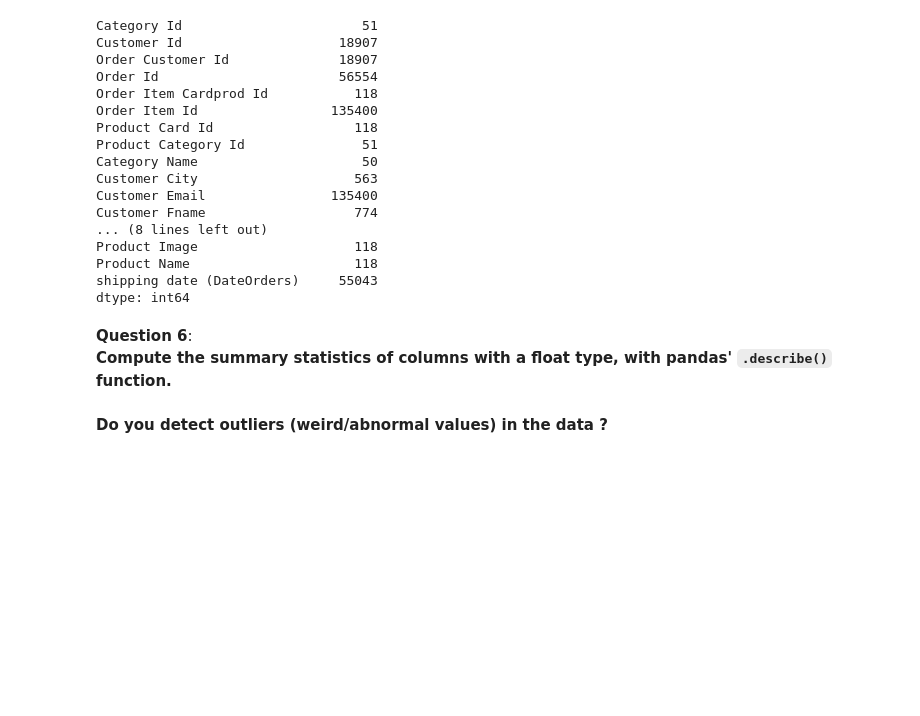
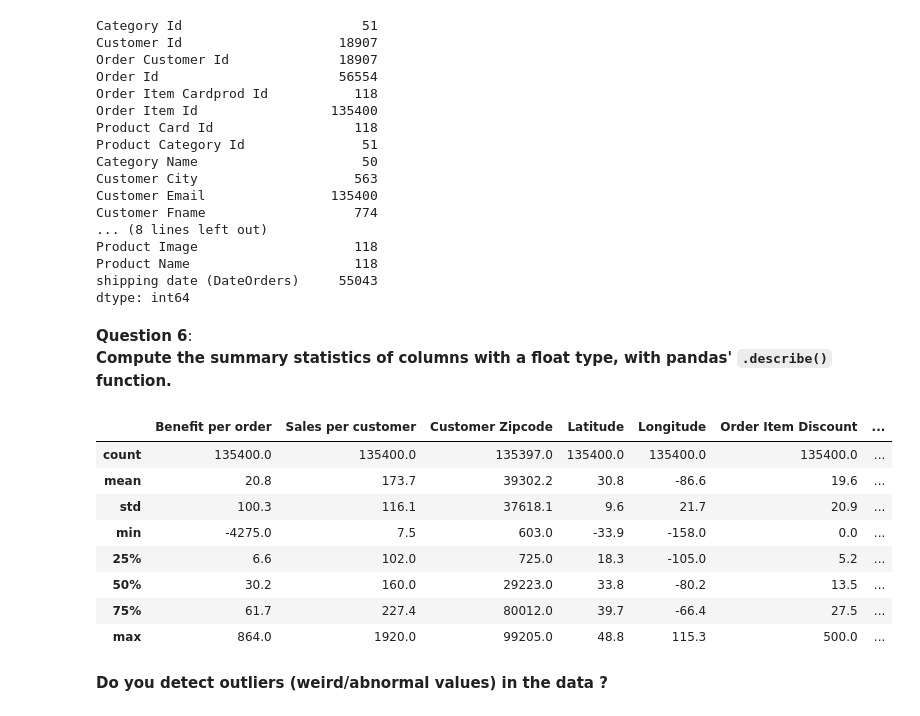
Before and after one commit to IonPanteleiciuc/bootcamp, a Jupyter notebook: Data_clean.ipynb, the cells around one changed output. Saved outputs shown, nothing was run; the diff lists cells and outputs as text; code cells hidden in the pictures; blank space fills up the shorter version.

```diff
--- a/Data_clean.ipynb
+++ b/Data_clean.ipynb
@@ -201,6 +182,18 @@ dtype: int64
 # %% [markdown]
 **Question 6**: <br>
 **Compute the summary statistics of columns with a float type, with pandas' `.describe()` function.** <br>
+# %%
+dataset[columns_float].describe().round(1)
+# %% [output]
+|  | Benefit per order | Sales per customer | Customer Zipcode | Latitude | Longitude | Order Item Discount | ... |
+| count | 135400.0 | 135400.0 | 135397.0 | 135400.0 | 135400.0 | 135400.0 | ... |
+| mean | 20.8 | 173.7 | 39302.2 | 30.8 | -86.6 | 19.6 | ... |
+| std | 100.3 | 116.1 | 37618.1 | 9.6 | 21.7 | 20.9 | ... |
+| min | -4275.0 | 7.5 | 603.0 | -33.9 | -158.0 | 0.0 | ... |
+| 25% | 6.6 | 102.0 | 725.0 | 18.3 | -105.0 | 5.2 | ... |
+| 50% | 30.2 | 160.0 | 29223.0 | 33.8 | -80.2 | 13.5 | ... |
+| 75% | 61.7 | 227.4 | 80012.0 | 39.7 | -66.4 | 27.5 | ... |
+| max | 864.0 | 1920.0 | 99205.0 | 48.8 | 115.3 | 500.0 | ... |
 # %% [markdown]
 **Do you detect outliers (weird/abnormal values) in the data ?**
 # %% [markdown]
```
Also changed, not shown: parts of 25 cells of this notebook, 1 other file.
